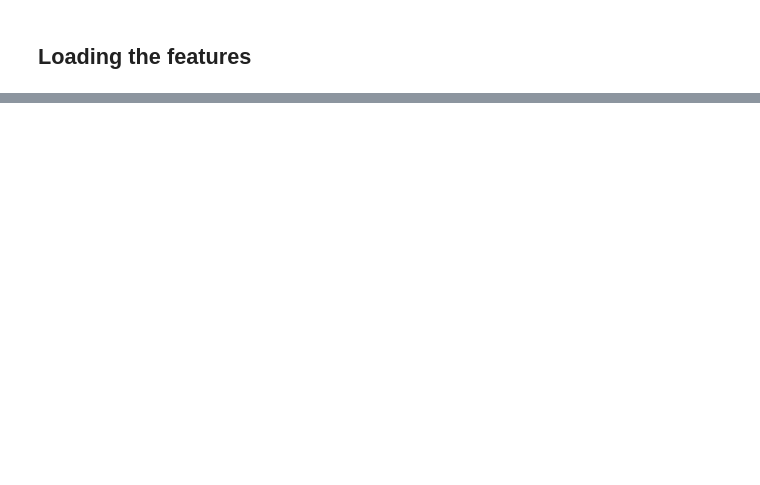
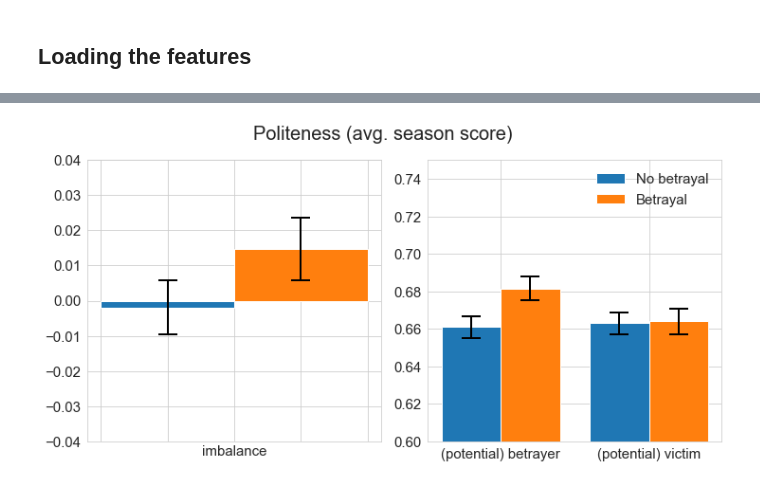
Before and after one commit to epfl-ada/ada-2020-project-milestone-p3-p3_byjule, a Jupyter notebook: creative_extension.ipynb, the cells around one changed output, grey strips where cells are left out. Drawn from its saved outputs; the diff is of its cells as text; code cells hidden in the pictures; blank space fills up the shorter version.

Commit message:
Update features and plot helpers, add variance features and correlation plots

```diff
--- a/creative_extension.ipynb
+++ b/creative_extension.ipynb
@@ -115,0 +20,8 @@ variances.head()
+# %%
+# Get the last friendly action for each friendship
+last_friendly_action = get_last_friendly_action(data_json)
+# %%
+season_features_victim = load_season_features(data_json, last_friendly_action, 'victim')
+season_features_betrayer = load_season_features(data_json, last_friendly_action, 'betrayer')
+season_features = pd.concat([season_features_victim, season_features_betrayer])
+season_features.head()
@@ -115,0 +58,7 @@ variances.head()
+# %%
+fig, (ax1, ax2) = plt.subplots(1, 2, sharex=False, sharey=False, constrained_layout=True)
+fig.suptitle('Politeness (avg. season score)')
+
+draw_imbalance_plot(ax1, ax2, season_features, 'politeness', (-0.04, 0.04), (0.6, 0.75), True)
+# %% [output]
+[figure, added]
```
Also changed, not shown: parts of 21 cells of this notebook, 2 other files.
